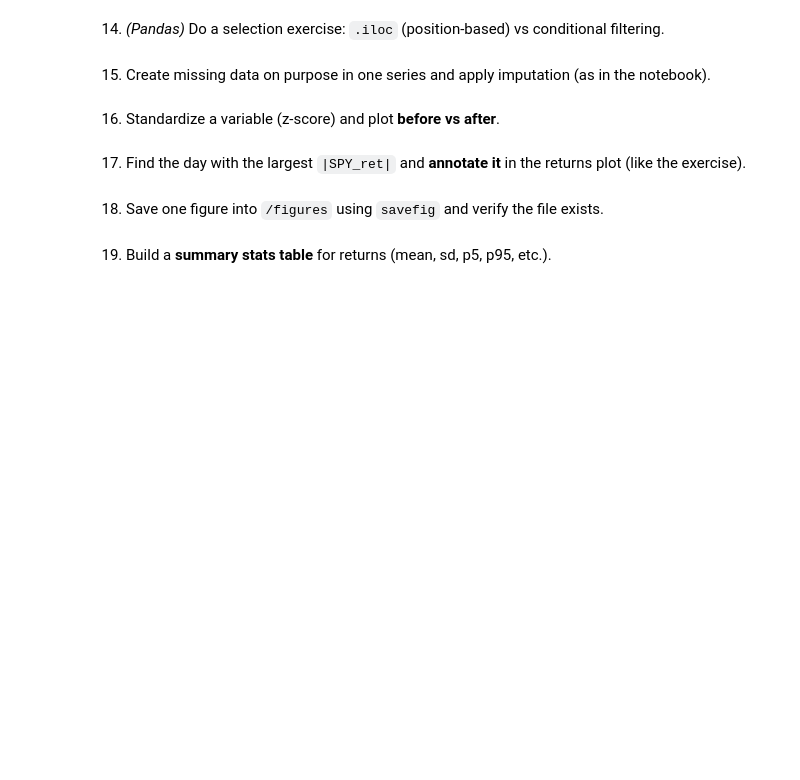
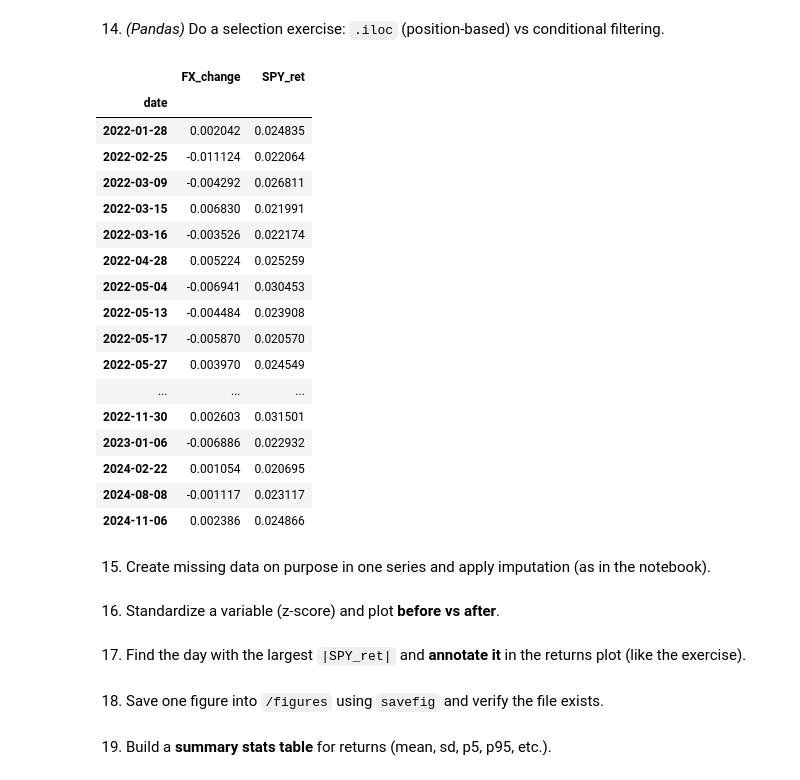
Before and after one commit to anzonyquispe/Python-for-Finance, a Jupyter notebook: homeworks/Assignment_3/group_4_ass_3_2026/Assignment_3_part1.ipynb, the cells around one changed output. Drawn from its saved outputs; the diff is of its cells as text; code cells hidden in the pictures; blank space fills up the shorter version.

```diff
--- a/homeworks/Assignment_3/group_4_ass_3_2026/Assignment_3_part1.ipynb
+++ b/homeworks/Assignment_3/group_4_ass_3_2026/Assignment_3_part1.ipynb
@@ -188,5 +310,28 @@ plt.show()
 # %% [markdown]
 14. *(Pandas)* Do a selection exercise: `.iloc` (position-based) vs conditional filtering.
+# %%
+df_rel.iloc[:5]
+df_rel[df_rel["SPY_ret"] > 0.02]
+#el filtro condicional permite elegir observaciones que cumplen una condición específica, como retornos mayores a cierto valor.
+# %% [output]
+|  | FX_change | SPY_ret |
+| date |  |  |
+| 2022-01-28 | 0.002042 | 0.024835 |
+| 2022-02-25 | -0.011124 | 0.022064 |
+| 2022-03-09 | -0.004292 | 0.026811 |
+| 2022-03-15 | 0.006830 | 0.021991 |
+| 2022-03-16 | -0.003526 | 0.022174 |
+| 2022-04-28 | 0.005224 | 0.025259 |
+| 2022-05-04 | -0.006941 | 0.030453 |
+| 2022-05-13 | -0.004484 | 0.023908 |
+| 2022-05-17 | -0.005870 | 0.020570 |
+| 2022-05-27 | 0.003970 | 0.024549 |
+| ... | ... | ... |
+| 2022-11-30 | 0.002603 | 0.031501 |
+| 2023-01-06 | -0.006886 | 0.022932 |
+| 2024-02-22 | 0.001054 | 0.020695 |
+| 2024-08-08 | -0.001117 | 0.023117 |
+| 2024-11-06 | 0.002386 | 0.024866 |
 # %% [markdown]
 15. Create missing data on purpose in one series and apply imputation (as in the notebook).
 # %% [markdown]
```
Also changed, not shown: parts of 15 cells of this notebook.
